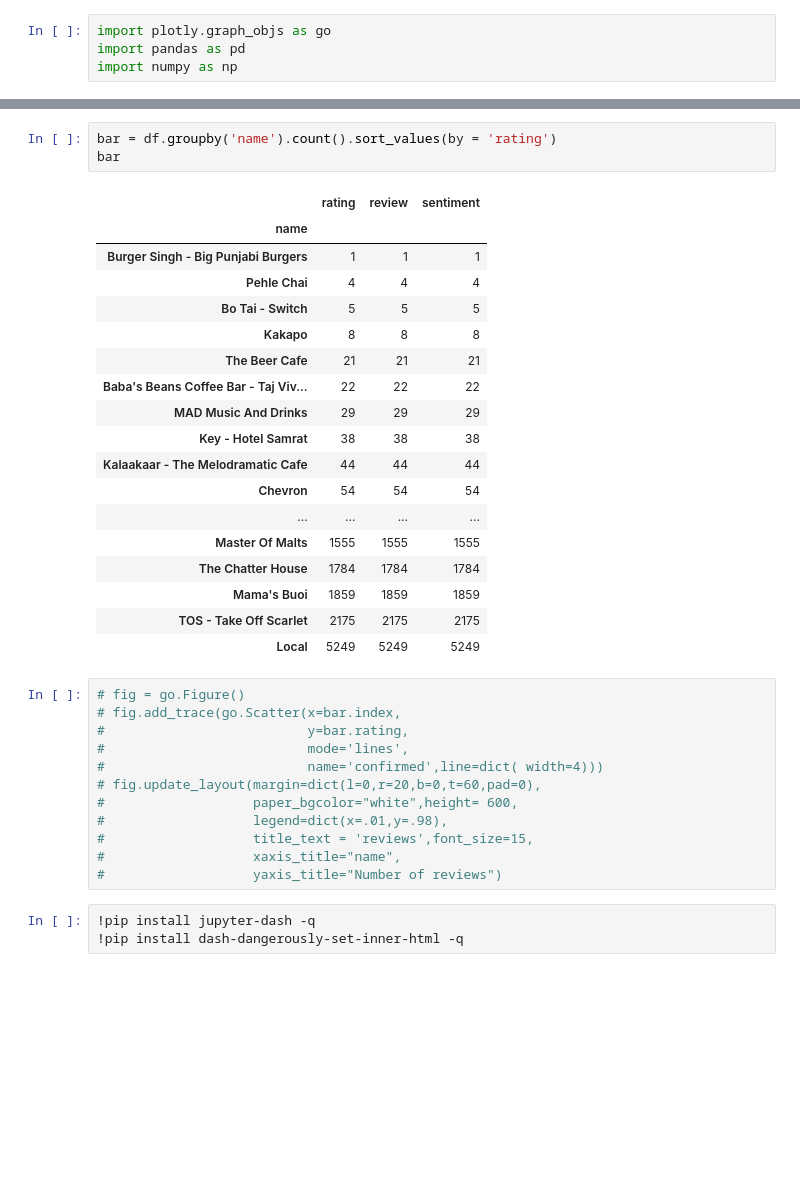
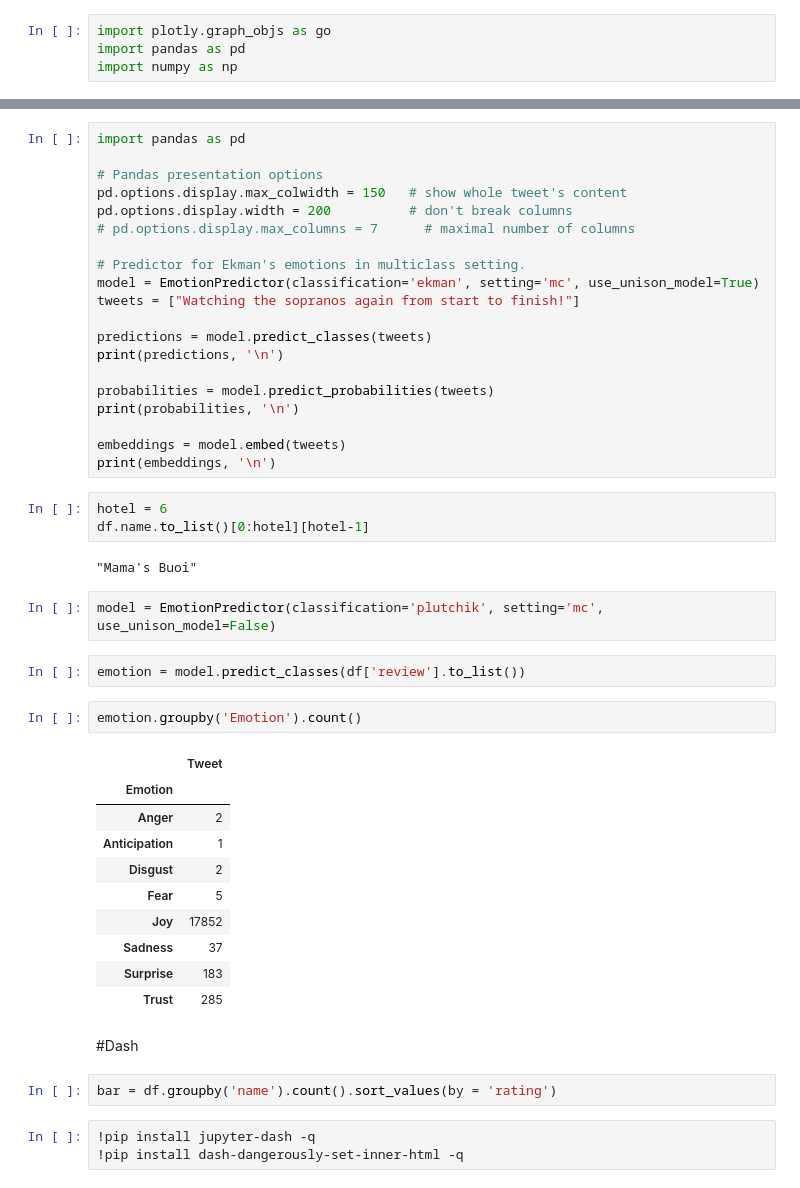
Before and after one commit to AbshkPskr/Zomato-Reviews-Analysis, a Jupyter notebook: z_graphs.ipynb, the cells around one changed output, grey strips where cells are left out. Cells and saved outputs as stored; diff of their text form; blank space fills up the shorter version.

```diff
--- a/z_graphs.ipynb
+++ b/z_graphs.ipynb
@@ -48,37 +149,49 @@ array([4.3])
+# %%
+import pandas as pd
+
+# Pandas presentation options
+pd.options.display.max_colwidth = 150   # show whole tweet's content
+pd.options.display.width = 200          # don't break columns
+# pd.options.display.max_columns = 7      # maximal number of columns
+
+# Predictor for Ekman's emotions in multiclass setting.
+model = EmotionPredictor(classification='ekman', setting='mc', use_unison_model=True)
+tweets = ["Watching the sopranos again from start to finish!"]
+
+predictions = model.predict_classes(tweets)
+print(predictions, '\n')
+
+probabilities = model.predict_probabilities(tweets)
+print(probabilities, '\n')
+
+embeddings = model.embed(tweets)
+print(embeddings, '\n')
+# %%
+hotel = 6
+df.name.to_list()[0:hotel][hotel-1]
+# %% [output]
+"Mama's Buoi"
+# %%
+model = EmotionPredictor(classification='plutchik', setting='mc', use_unison_model=False)
+# %%
+emotion = model.predict_classes(df['review'].to_list())
+# %%
+emotion.groupby('Emotion').count()
+# %% [output]
+|  | Tweet |
+| Emotion |  |
+| Anger | 2 |
+| Anticipation | 1 |
+| Disgust | 2 |
+| Fear | 5 |
+| Joy | 17852 |
+| Sadness | 37 |
+| Surprise | 183 |
+| Trust | 285 |
+# %% [markdown]
+#Dash
 # %%
 bar = df.groupby('name').count().sort_values(by = 'rating')
-bar
-# %% [output]
-|  | rating | review | sentiment |
-| name |  |  |  |
-| Burger Singh - Big Punjabi Burgers | 1 | 1 | 1 |
-| Pehle Chai | 4 | 4 | 4 |
-| Bo Tai - Switch | 5 | 5 | 5 |
-| Kakapo | 8 | 8 | 8 |
-| The Beer Cafe | 21 | 21 | 21 |
-| Baba's Beans Coffee Bar - Taj Viv... | 22 | 22 | 22 |
-| MAD Music And Drinks | 29 | 29 | 29 |
-| Key - Hotel Samrat | 38 | 38 | 38 |
-| Kalaakaar - The Melodramatic Cafe | 44 | 44 | 44 |
-| Chevron | 54 | 54 | 54 |
-| ... | ... | ... | ... |
-| Master Of Malts | 1555 | 1555 | 1555 |
-| The Chatter House | 1784 | 1784 | 1784 |
-| Mama's Buoi | 1859 | 1859 | 1859 |
-| TOS - Take Off Scarlet | 2175 | 2175 | 2175 |
-| Local | 5249 | 5249 | 5249 |
-# %%
-# fig = go.Figure()
-# fig.add_trace(go.Scatter(x=bar.index,
-#                          y=bar.rating,
-#                          mode='lines',
-#                          name='confirmed',line=dict( width=4)))
-# fig.update_layout(margin=dict(l=0,r=20,b=0,t=60,pad=0),
-#                   paper_bgcolor="white",height= 600,
-#                   legend=dict(x=.01,y=.98),
-#                   title_text = 'reviews',font_size=15,
-#                   xaxis_title="name",
-#                   yaxis_title="Number of reviews")
 # %%
 !pip install jupyter-dash -q
 !pip install dash-dangerously-set-inner-html -q
```
Also changed, not shown: parts of 20 cells of this notebook.
